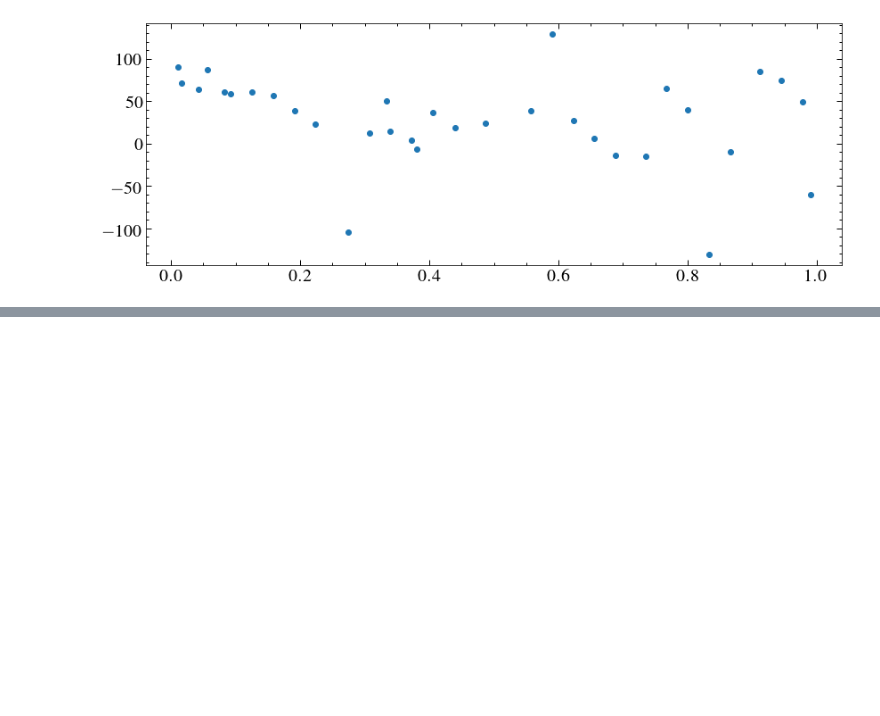
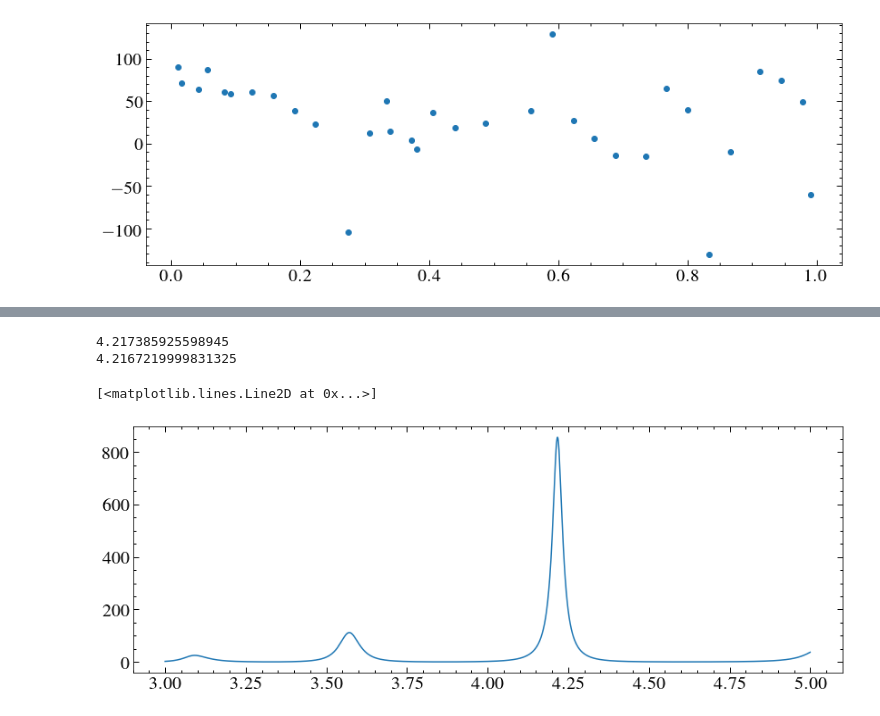
Before and after one commit to davidjwilson/wd-bd, a Jupyter notebook: dv_find.ipynb, the cells around one changed output, grey strips where cells are left out. Cells and saved outputs as stored; diff of their text form; code cells hidden in the pictures; blank space fills up the shorter version.

```diff
--- a/dv_find.ipynb
+++ b/dv_find.ipynb
@@ -473,3 +462,5 @@ plt.errorbar(abs_fold, abs_dvs, ls='none', marker='o')
 # %% [output]
 <ErrorbarContainer object of 3 artists>
 [figure]
+# %%
+fake_dv = np.random.normal(dvs, dves)
@@ -475,0 +472,12 @@ plt.errorbar(abs_fold, abs_dvs, ls='none', marker='o')
+# %%
+frequency = np.linspace(1/5, 1/3, 100000)
+power = LombScargle(t, fake_dv, normalization='model').power(frequency)
+fake_period = 1/frequency[np.argmax(power)]
+print(period)
+print(fake_period)
+plt.plot(1/frequency, power)
+# %% [output]
+4.217385925598945
+4.2167219999831325
+[<matplotlib.lines.Line2D at 0x...>]
+[figure, added]
```
Also changed, not shown: parts of 12 cells of this notebook.
